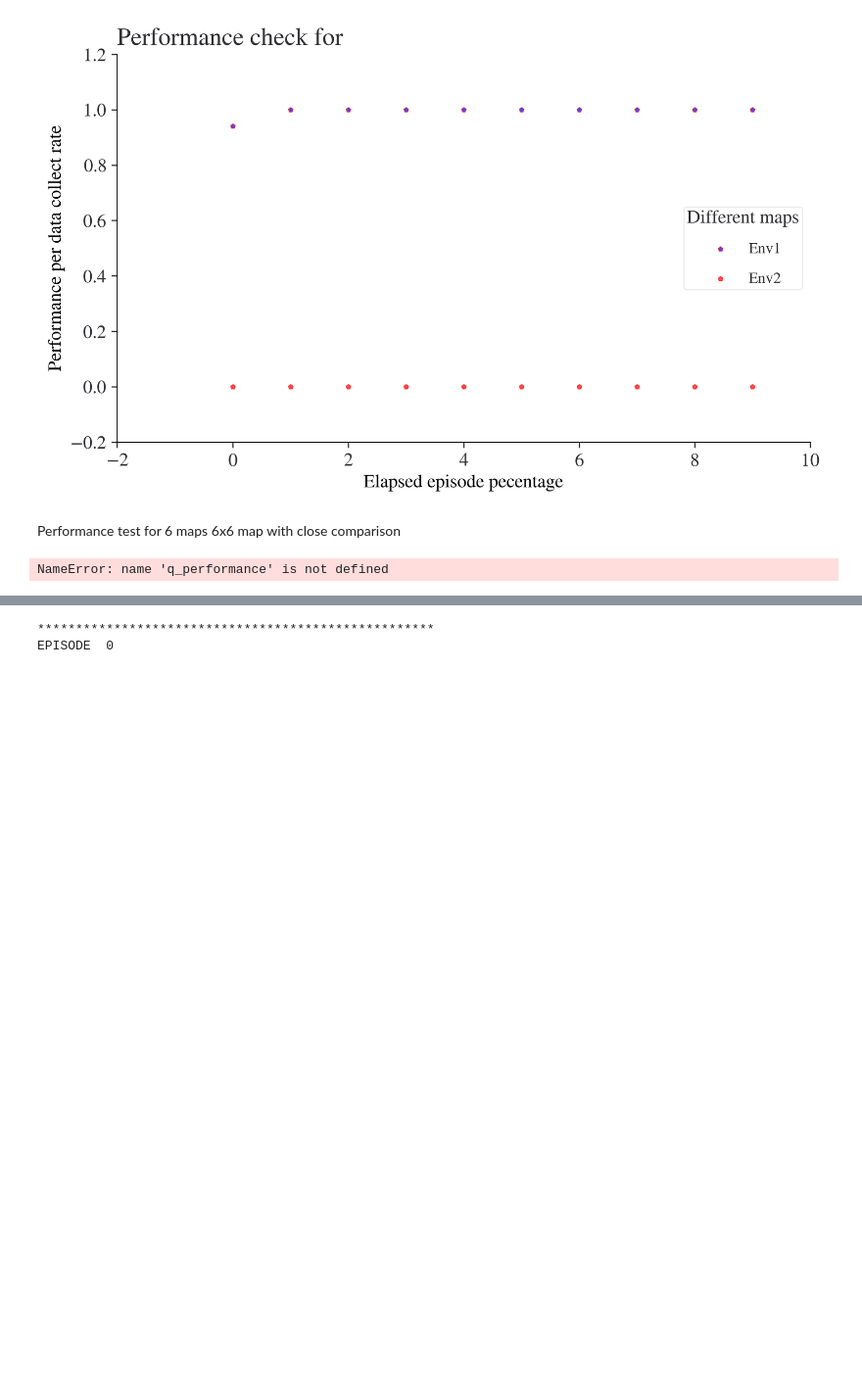
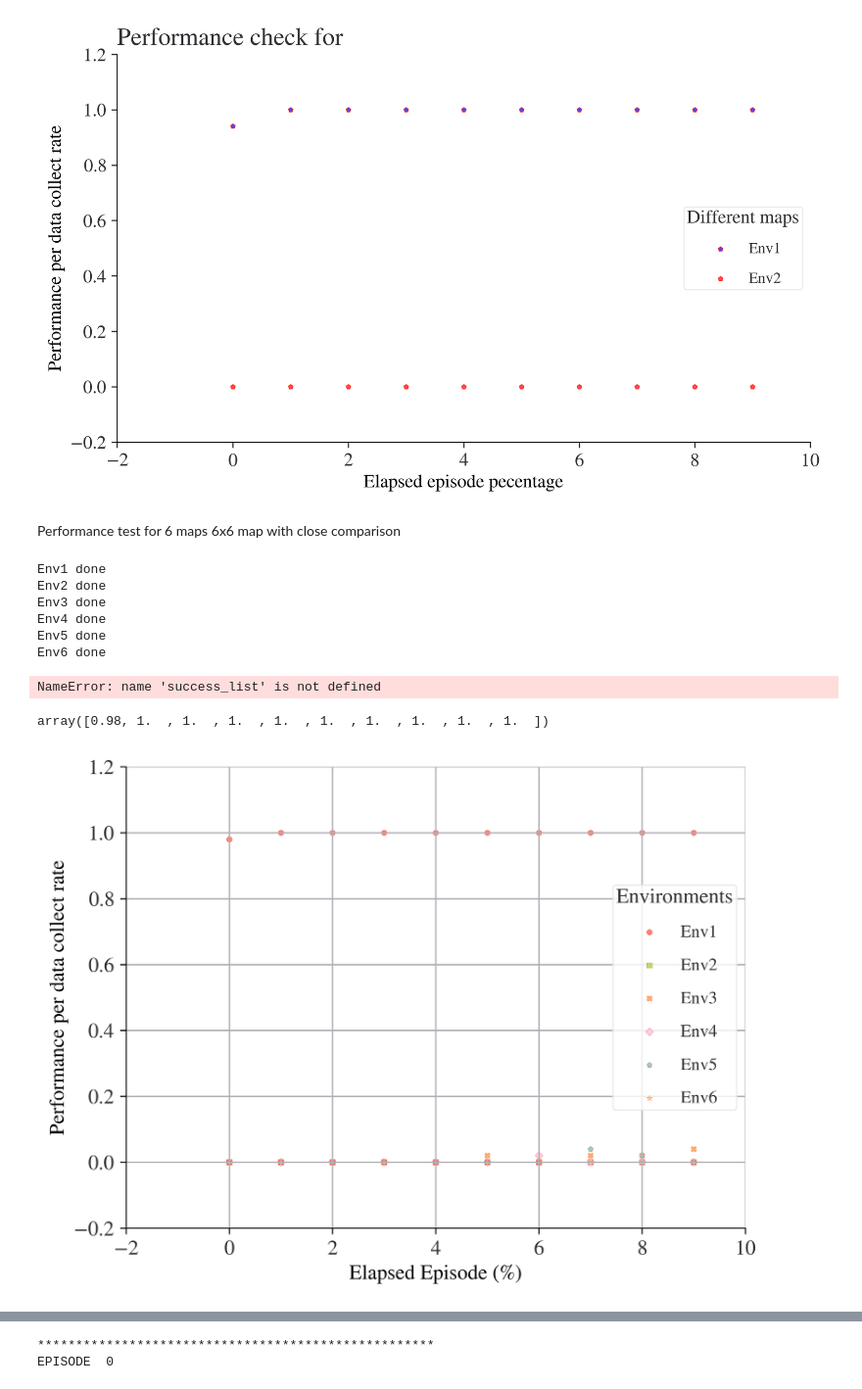
Before and after one commit to amirhnourian/Open_AI_Frozenlake, a Jupyter notebook: Froex_valueit_Qlearning_4_reducingconvtime.ipynb, the cells around one changed output, grey strips where cells are left out. Shown at 98% size. Saved outputs shown, nothing was run; the diff lists cells and outputs as text; code cells hidden in the pictures; blank space fills up the shorter version.

```diff
--- a/Froex_valueit_Qlearning_4_reducingconvtime.ipynb
+++ b/Froex_valueit_Qlearning_4_reducingconvtime.ipynb
@@ -638,6 +637,12 @@ Performance test for 6 maps 6x6 map with close comparison
 # %%
 import matplotlib.pyplot as plt
 import matplotlib as mpl
+
+
+# 100000 50 data sets
+# 2000 average for 50 points
+# 40 points distance between each sample
+
 
 data_collect = 500 # data collection rate
 max_ep = 5000 # max episode for performance check
@@ -664,7 +669,6 @@ print('Env6 done')
 data_points = max_ep/data_collect
 data_points_array = np.array(list(range(0,int(data_points))))
 
-print(data_points_array,success_list)
 
 fig, ax = plt.subplots()
 
@@ -682,4 +686,36 @@ plt.ylabel('Performance per data collect rate')
 leg = ax.legend(scatterpoints=1, frameon=True, labelspacing=1, title='Different maps')
 plt.show()
 # %% [output]
-NameError: name 'q_performance' is not defined
+Env1 done
+Env2 done
+Env3 done
+Env4 done
+Env5 done
+Env6 done
+NameError: name 'success_list' is not defined
+# %%
+success_list_1
+# %% [output]
+array([0.98, 1.  , 1.  , 1.  , 1.  , 1.  , 1.  , 1.  , 1.  , 1.  ])
+# %%
+fig, ax = plt.subplots()
+
+plt.style.use('plot_style.txt')
+
+plt.scatter(data_points_array,success_list_1,c='C1',edgecolor ="red",linewidths=0.1,marker='o',s=10, alpha=1,label='Env1')
+plt.scatter(data_points_array,success_list_2,c='C2',edgecolor ="red",linewidths=0.1,marker='s',s=10, alpha=1,label='Env2')
+plt.scatter(data_points_array,success_list_3,c='C3',edgecolor ="red",linewidths=0.1,marker='X',s=10, alpha=1,label='Env3')
+plt.scatter(data_points_array,success_list_4,c='C4',edgecolor ="red",linewidths=0.1,marker='D',s=10, alpha=1,label='Env4')
+plt.scatter(data_points_array,success_list_5,c='C5',edgecolor ="red",linewidths=0.1,marker='p',s=10, alpha=1,label='Env5')
+plt.scatter(data_points_array,success_list_6,c='C6',edgecolor ="red",linewidths=0.1,marker='*',s=10, alpha=1,label='Env6')
+
+
+plt.xlabel('Elapsed Episode (%)')
+plt.ylabel('Performance per data collect rate')
+
+leg = ax.legend(scatterpoints=1, frameon=True, labelspacing=1, title='Environments')
+
+plt.grid()
+plt.show()
+# %% [output]
+[figure, added]
```
Also changed, not shown: parts of 4 cells of this notebook, 1 other file.
